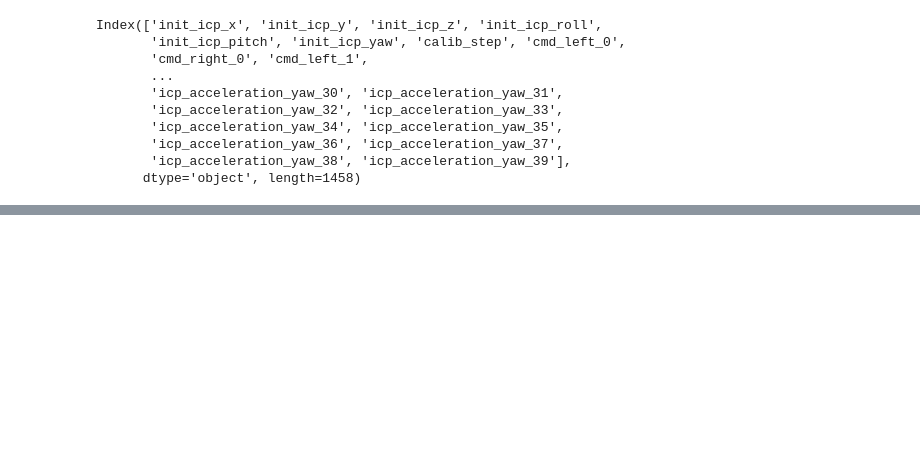
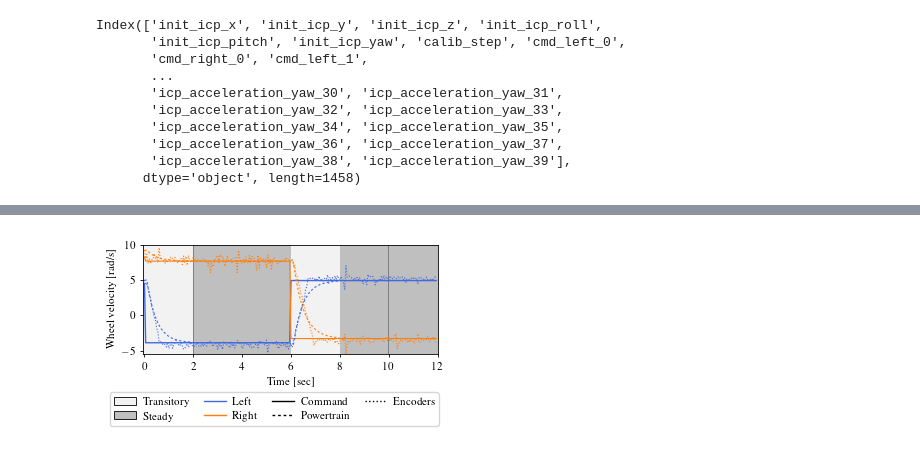
Before and after one commit to norlab-ulaval/norlab_WMRD, a Jupyter notebook: RAL2023/powertrain_calib_steps.ipynb, the cells around one changed output, grey strips where cells are left out. Saved outputs shown, nothing was run; the diff lists cells and outputs as text; code cells hidden in the pictures; blank space fills up the shorter version.

Commit message:
Figure 3 update

```diff
--- a/RAL2023/powertrain_calib_steps.ipynb
+++ b/RAL2023/powertrain_calib_steps.ipynb
@@ -206,0 +126,99 @@ plt.savefig('figs/powertrain_calib_steps.pdf', dpi=300)
+# %%
+from matplotlib.lines import Line2D
+from matplotlib.patches import Patch, Rectangle
+
+plt.rc('font', family='serif', serif='Times')
+plt.rc('text', usetex=True)
+plt.rc('xtick', labelsize=8)
+plt.rc('ytick', labelsize=8)
+plt.rc('axes', labelsize=8)
+mpl.rcParams['lines.dashed_pattern'] = [2, 2]
+
+width  = 3.402
+height = width / 1.8
+
+cmd_linestyle = 'solid'
+encoder_linestyle = 'dotted'
+transitory_linestyle = 'dashed'
+left_wheel_color = 'royalblue'
+right_wheel_color = 'C1'
+
+###################################### grey colors
+steady_state_alpha = 0.5
+transitory_state_alpha= 0.1
+alpha_line = 1
+
+steady_state_color = mpl.colors.to_rgba('grey')
+steady_state_color_list = list(steady_state_color)
+steady_state_color_list[3] = steady_state_alpha
+steady_state_color = tuple(steady_state_color_list)
+
+transitory_state_color = mpl.colors.to_rgba('grey')
+transitory_state_color_list = list(transitory_state_color)
+transitory_state_color_list[3] = transitory_state_alpha
+transitory_state_color = tuple(transitory_state_color_list)
+###################################### grey colors
+
+window_id = 9
+
+fig, ax = plt.subplots()
+fig.set_size_inches(width, height)
+fig.subplots_adjust(left=.115, bottom=0.39, right=.98, top=.97)
+
+myWidth = 0.6
+plot_line_width = 0.8
+
+for axis in ['top','bottom','left','right']:
+    ax.spines[axis].set_linewidth(myWidth)
+    ax.tick_params(direction='out', length=2)
+
+ax.tick_params(width=myWidth)
+
+ymin = -5.5
+ymax = 10
+thickness = 0.5
+
+ax.fill_between([-1, 40], ymax, ymin, color=transitory_state_color, linewidth=0)
+ax.fill_between([40, 80], ymax, ymin, color=steady_state_color, linewidth=0)
+ax.add_patch(Rectangle((40-thickness/2, ymin), thickness, -ymin + ymax, facecolor='grey', alpha=alpha_line, linewidth=0))
+ax.fill_between([80, 120], ymax, ymin, color=steady_state_color, linewidth=0)
+ax.add_patch(Rectangle((80-thickness/2, ymin), thickness, -ymin + ymax, facecolor='grey', alpha=alpha_line, linewidth=0))
+ax.fill_between([120, 160], ymax, ymin, color=transitory_state_color, linewidth=0)
+ax.add_patch(Rectangle((120-thickness/2, ymin), thickness, -ymin + ymax, facecolor='grey', alpha=alpha_line, linewidth=0))
+ax.fill_between([160, 200], ymax, ymin, color=steady_state_color, linewidth=0)
+ax.add_patch(Rectangle((160-thickness/2, ymin), thickness, -ymin + ymax, facecolor='grey', alpha=alpha_line, linewidth=0))
+ax.fill_between([200, 240], ymax, ymin, color=steady_state_color, linewidth=0)
+ax.add_patch(Rectangle((200-thickness/2, ymin), thickness, -ymin + ymax, facecolor='grey', alpha=alpha_line, linewidth=0))
+
+cmd = ax.plot(cmd_left_vels[window_id:window_id+6, :].flatten(), color=left_wheel_color, linestyle=cmd_linestyle, label='cmd')
+ax.plot(cmd_right_vels[window_id:window_id+6, :].flatten(), color=right_wheel_color, linestyle=cmd_linestyle, linewidth=plot_line_width)
+ax.plot(encoder_left_vels[window_id:window_id+6, :].flatten(), color=left_wheel_color, linestyle=encoder_linestyle, linewidth=plot_line_width)
+ax.plot(encoder_right_vels[window_id:window_id+6, :].flatten(), color=right_wheel_color, linestyle=encoder_linestyle,linewidth=plot_line_width)
+ax.plot(transitory_left_vels[window_id:window_id+6, :].flatten(), color=left_wheel_color, linestyle=transitory_linestyle, linewidth=plot_line_width)
+ax.plot(transitory_right_vels[window_id:window_id+6, :].flatten(), color=right_wheel_color, linestyle=transitory_linestyle, linewidth=plot_line_width)
+
+ax.set_xlabel('Time [sec]')
+ax.set_ylabel('Wheel velocity [rad/s]')
+
+ax.set_ylim(ymin, ymax)
+ax.set_xlim(-1, 240)
+
+xticks = [0, 40, 80, 120, 160, 200, 240]
+xticks_labels = [0, 2, 4, 6, 8, 10, 12]
+ax.set_xticks(xticks, xticks_labels)
+
+legend_elements = [Patch(facecolor=transitory_state_color, label='Transitory', linestyle='solid', edgecolor='k', linewidth=myWidth),
+                   Patch(facecolor=steady_state_color, label='Steady', linestyle='solid', edgecolor='k', linewidth=myWidth),
+                   Line2D((0,2), (1,1), label='Left', color=left_wheel_color),
+                   Line2D((0,2), (1,1), label='Right', color=right_wheel_color),
+                   Line2D((0,2), (1,1), linestyle=cmd_linestyle, label='Command', color='k'),
+                   Line2D((0,2), (1,1), linestyle=transitory_linestyle, label='Powertrain', color='k'),
+                   Line2D((0,2), (1,1), linestyle=encoder_linestyle, label='Encoders', color='k')]
+
+fig.legend(handles=legend_elements, loc='center', ncol=4, bbox_to_anchor=(0.5,0.1), prop={'size': 8}, columnspacing=1.4, labelspacing=0.4, handletextpad=0.6,
+           handleheight=0.7, handlelength=1.95)
+
+plt.savefig('figs/powertrain_calib_steps_cg_v1.pdf', dpi=500)
+plt.savefig('figs/powertrain_calib_steps_cg_v1.jpg', dpi=500)
+# %% [output]
+[figure, added]
```
Also changed, not shown: parts of 2 cells of this notebook, 5 other files.
